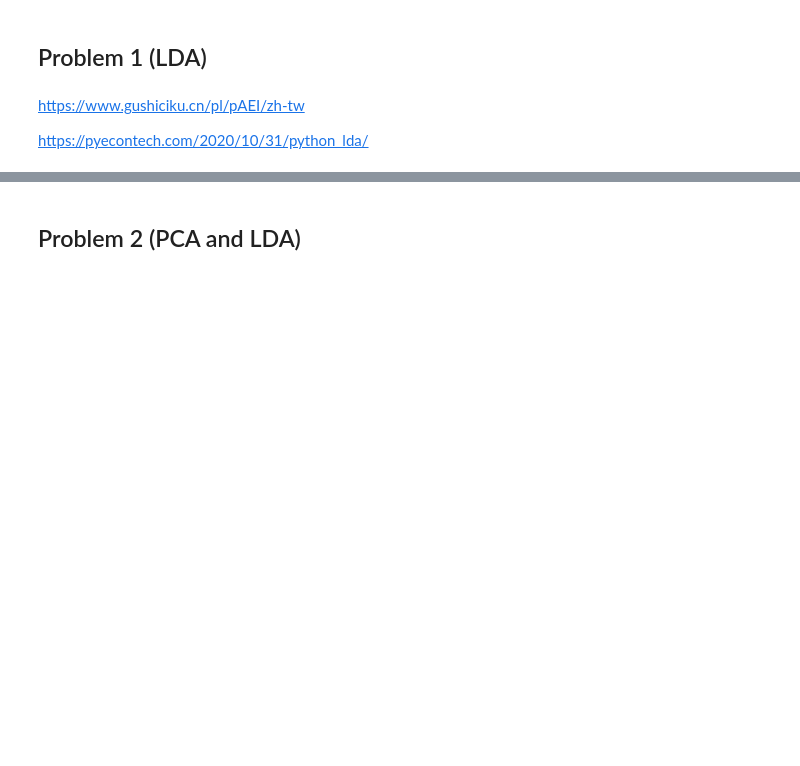
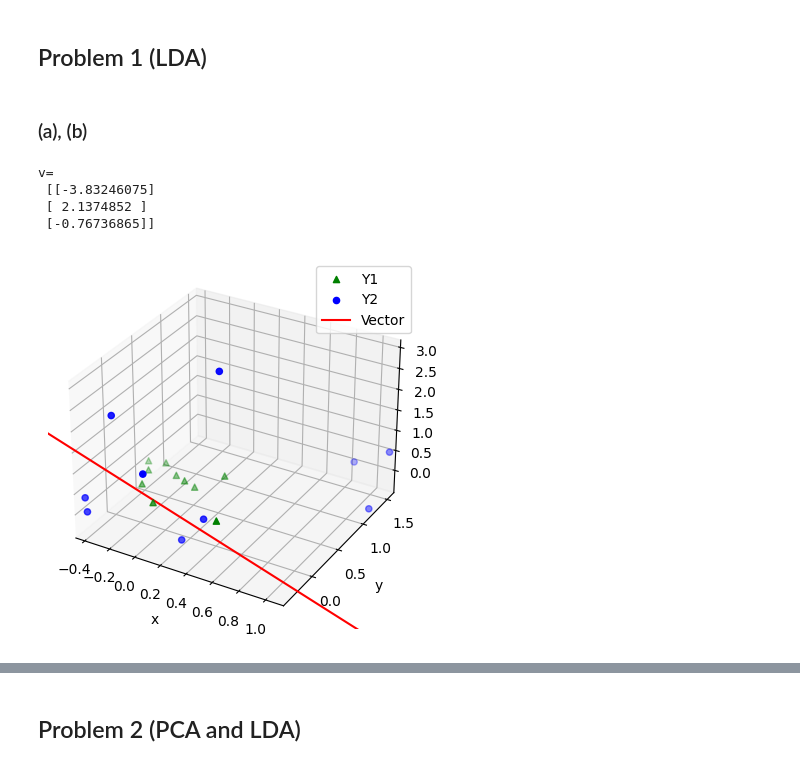
Before and after one commit to rayhuangg/111-1_MachineLearning, a Jupyter notebook: HW/HW06/HW06.ipynb, the cells around one changed output, grey strips where cells are left out. Drawn from its saved outputs; the diff is of its cells as text; code cells hidden in the pictures; blank space fills up the shorter version.

```diff
--- a/HW/HW06/HW06.ipynb
+++ b/HW/HW06/HW06.ipynb
@@ -1,9 +1,5 @@
 # %% [markdown]
 ## Problem 1 (LDA)
-# %% [markdown]
-https://www.gushiciku.cn/pl/pAEI/zh-tw
-
-https://pyecontech.com/2020/10/31/python_lda/
 # %%
 import scipy.io
 import numpy as np
@@ -11,5 +9,41 @@ import matplotlib.pyplot as plt
+# %% [markdown]
+### (a), (b)
 # %%
 y1 = np.array([[-0.4, 0.58, 0.089], [-0.31, 0.27, -0.04], [0.38, 0.055, -0.035], [-0.15, 0.53, 0.011], [-0.35, 0.47, 0.034],
                [0.17, 0.69, 0.1], [-0.011, 0.55, -0.18], [-0.27, 0.61, 0.12], [-0.065, 0.49, 0.0012], [-0.12, 0.054, -0.063]])
 y2 = np.array([[0.83, 1.6, -0.014], [1.1, 1.6, 0.48], [-0.44, -0.41, 0.32], [0.047, -0.45, 1.4], [0.28, 0.35, 3.1],
                [-0.39, -0.48, 0.11], [0.34, -0.079, 0.14], [-0.3, -0.22, 2.2], [1.1, 1.2, -0.46], [0.18, -0.11, -0.49]])
+
+y1_m = np.array([np.mean(y1, 0)])
+y1_std = (y1-y1_m).T
+y1_within = y1_std.dot(y1_std.T)
+
+y2_m = np.array([np.mean(y2, 0)])
+y2_std = (y2-y2_m).T
+y2_within = y2_std.dot(y2_std.T)
+
+sw = (y1_within + y2_within)/10
+v = np.linalg.inv(sw).dot((y1_m-y2_m).T)
+print("v= \n", v)
+a = np.linspace(y2.min(), y2.max(), 100)
+x = v[0]*a
+y = v[1]*a
+z = v[2]*a
+# %% [output]
+v=
+ [[-3.83246075]
+ [ 2.1374852 ]
+ [-0.76736865]]
+# %%
+plt.figure()
+ax = plt.axes(projection="3d")
+ax.scatter(y1[:, 0], y1[:, 1], y1[:, 2], c='g', marker='^', label = 'Y1')
+ax.scatter(y2[:, 0], y2[:, 1], y2[:, 2], c='b', marker='o', label = 'Y2')
+ax.plot(x, y, z, label = 'Vector', c = 'r')
+ax.set_xlim(y2[:, 0].min(), y2[:, 0].max());ax.set_xlabel('x')
+ax.set_ylim(y2[:, 1].min(), y2[:, 1].max());ax.set_ylabel('y')
+ax.set_zlim(y2[:, 2].min(), y2[:, 2].max());ax.set_zlabel('z')
+ax.legend()
+plt.show()
+# %% [output]
+[figure, added]
```
Also changed, not shown: parts of 12 cells of this notebook, 4 other files.
